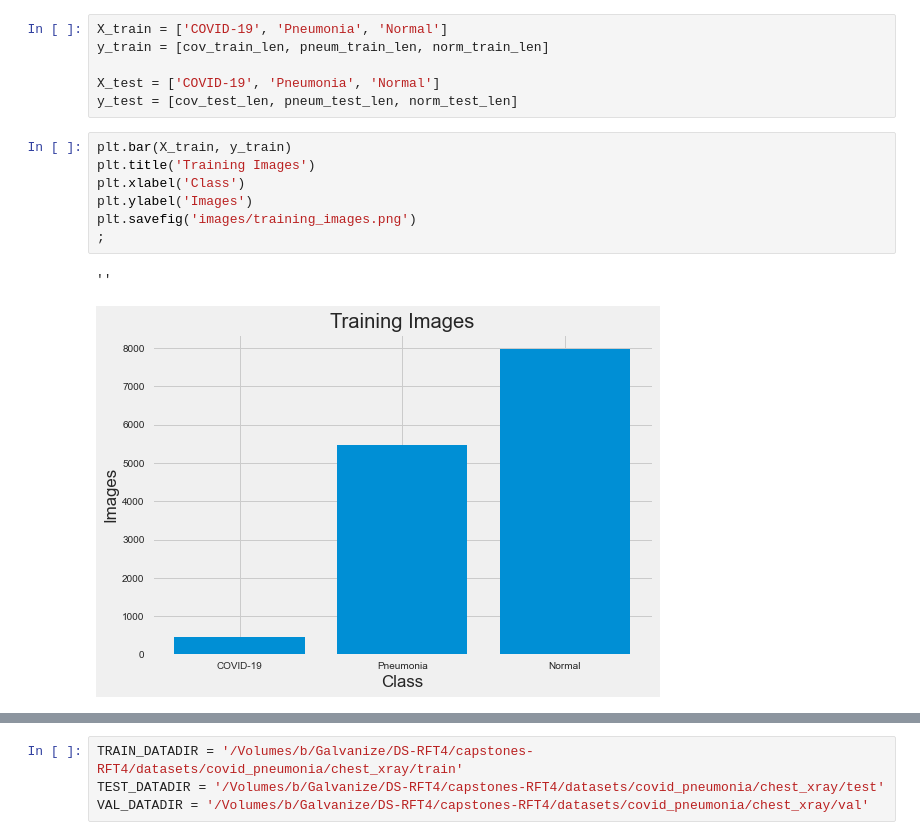
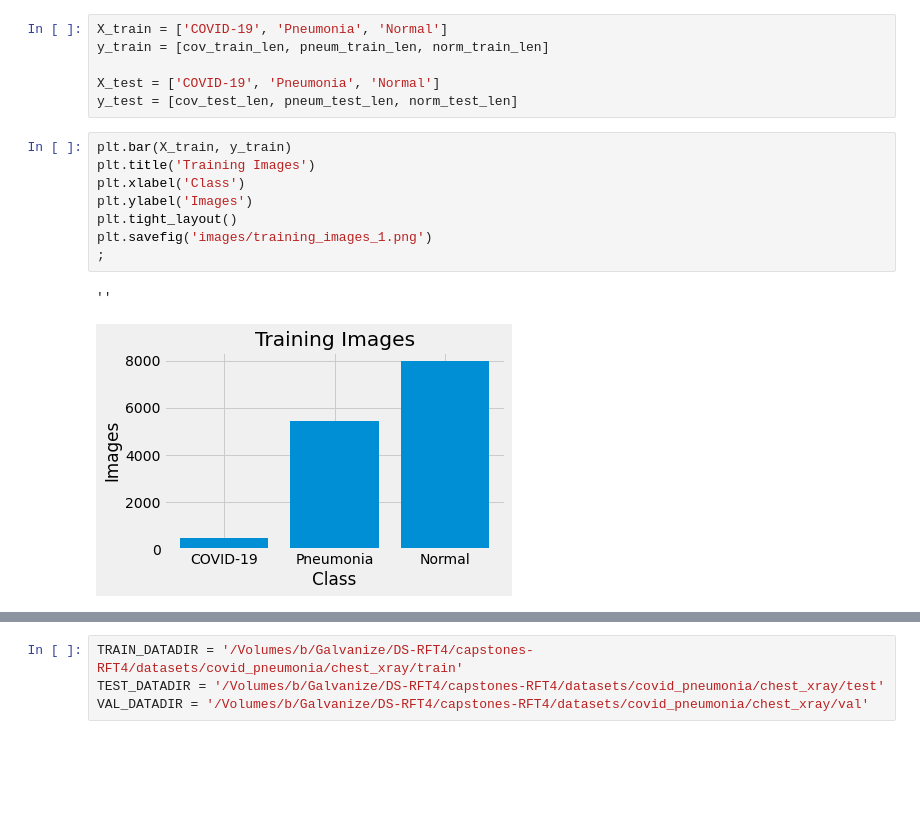
Before and after one commit to brentthayer1/x_ray_imaging, a Jupyter notebook: eda.ipynb, the cells around one changed output, grey strips where cells are left out. Cells and saved outputs as stored; diff of their text form; blank space fills up the shorter version.

```diff
--- a/eda.ipynb
+++ b/eda.ipynb
@@ -69,13 +69,14 @@ y_test = [cov_test_len, pneum_test_len, norm_test_len]
 # %%
 plt.bar(X_train, y_train)
 plt.title('Training Images')
 plt.xlabel('Class')
 plt.ylabel('Images')
-plt.savefig('images/training_images.png')
+plt.tight_layout()
+plt.savefig('images/training_images_1.png')
 ;
 # %% [output]
 ''
-[figure, old version]
+[figure, new version]
 # %%
 plt.bar(X_test, y_test)
 plt.title('Testing Images')
```
Also changed, not shown: parts of 4 cells of this notebook, 34 other files.
